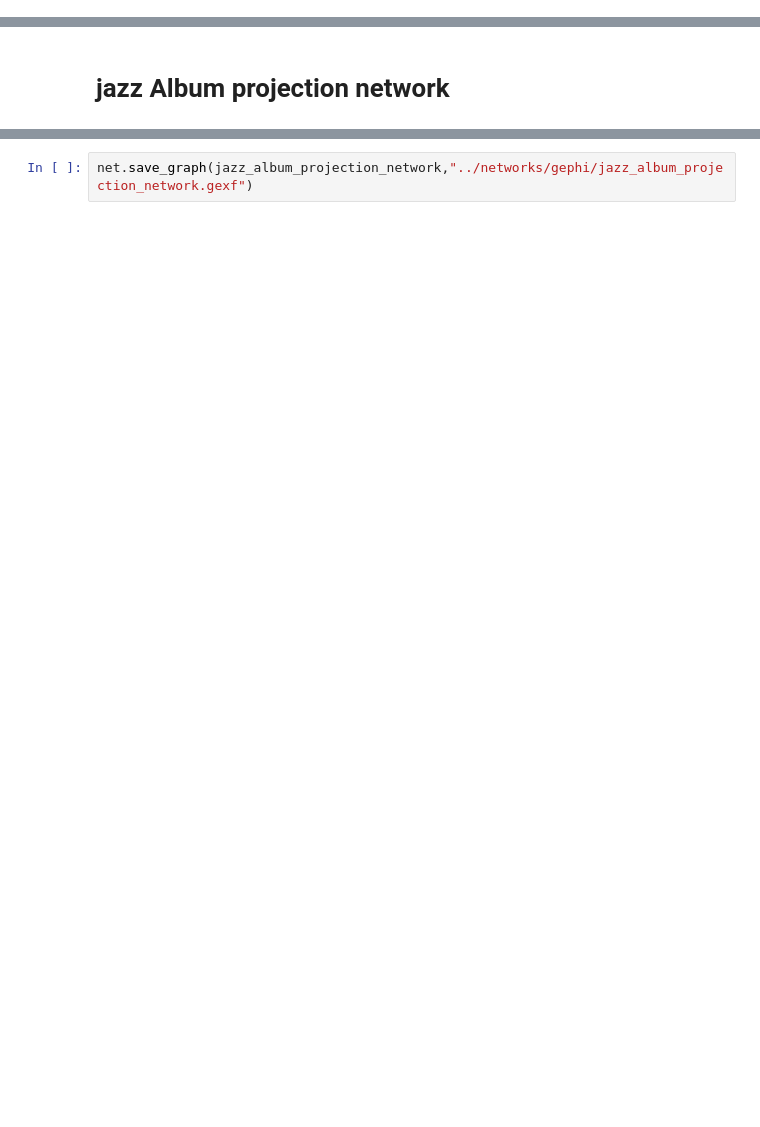
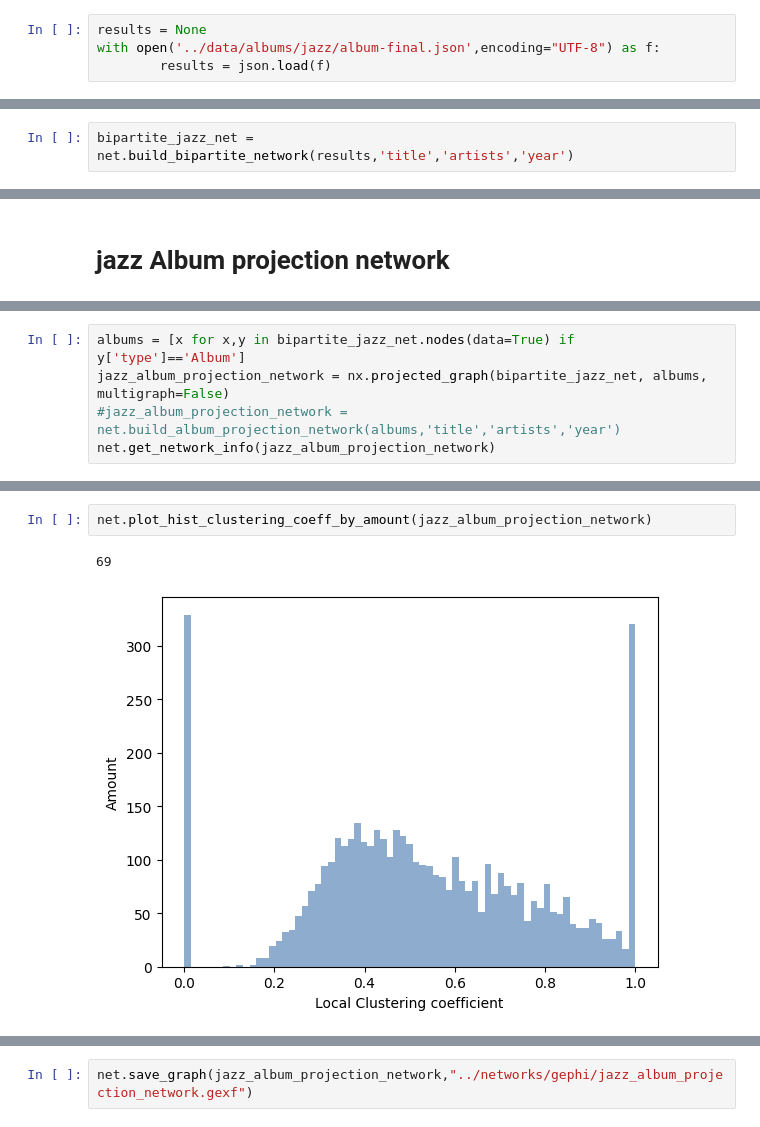
Before and after one commit to sizmar2018/master_thesis_women_in_jazz, a Jupyter notebook: code/network-analysis.ipynb, the cells around one changed output, grey strips where cells are left out. Cells and saved outputs as stored; diff of their text form; blank space fills up the shorter version.

```diff
--- a/code/network-analysis.ipynb
+++ b/code/network-analysis.ipynb
@@ -11,0 +14,4 @@ net = Network()
+# %%
+results = None
+with open('../data/albums/jazz/album-final.json',encoding="UTF-8") as f:
+        results = json.load(f)
@@ -11,0 +33,2 @@ net = Network()
+# %%
+bipartite_jazz_net =  net.build_bipartite_network(results,'title','artists','year')
@@ -26,0 +71,5 @@ Avg node degree:  155.99198481333053
+# %%
+albums = [x for x,y in bipartite_jazz_net.nodes(data=True) if y['type']=='Album']
+jazz_album_projection_network = nx.projected_graph(bipartite_jazz_net, albums, multigraph=False)
+#jazz_album_projection_network = net.build_album_projection_network(albums,'title','artists','year')
+net.get_network_info(jazz_album_projection_network)
@@ -26,0 +110,5 @@ Avg node degree:  155.99198481333053
+# %%
+net.plot_hist_clustering_coeff_by_amount(jazz_album_projection_network)
+# %% [output]
+69
+[figure, added]
```
Also changed, not shown: parts of 43 cells of this notebook, 52 other files.
